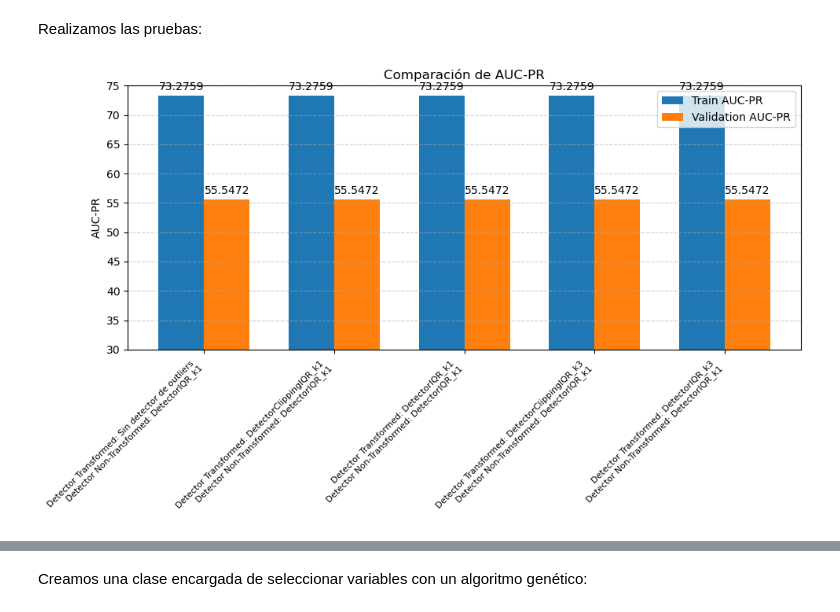
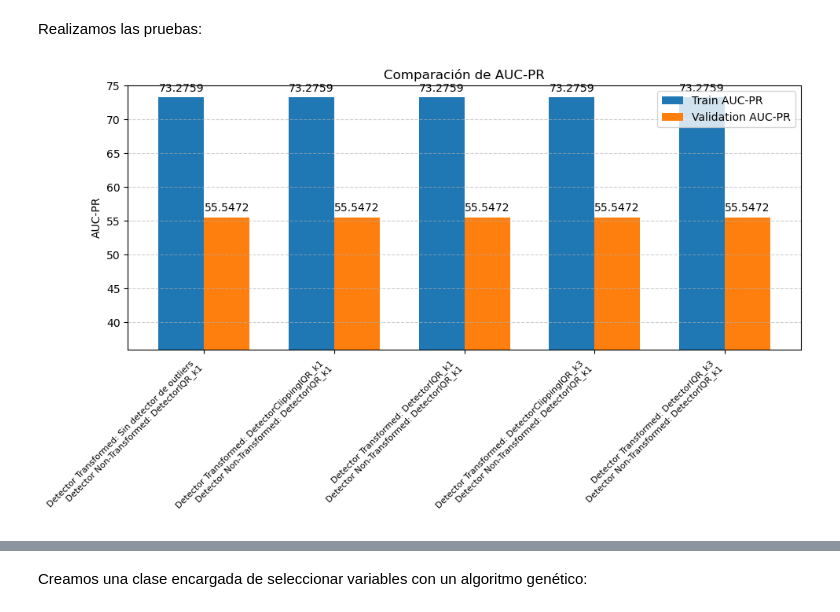
Before and after one commit to GOIH/MineriaDatos, a Jupyter notebook: analisis.ipynb, the cells around one changed output, grey strips where cells are left out. Cells and saved outputs as stored; diff of their text form; code cells hidden in the pictures.

```diff
--- a/analisis.ipynb
+++ b/analisis.ipynb
@@ -281,9 +277,0 @@ Visualizamos la distribución de las variables categóricas:
-# %%
-variables_categoricas = variables_categoricas_nominales + variables_categoricas_ordinales
-
-fig, axes = plt.subplots(nrows=len(variables_categoricas), ncols=1, figsize=(14, 50))
-
-for i in range(len(variables_categoricas)):
-    sns.histplot(data=generated_data, x=variables_categoricas[i], stat='percent', discrete=True, ax=axes[i])
-
-fig.tight_layout()
@@ -418,0 +550,28 @@ plt.show()
+# %%
+# Filtrar solo columnas numéricas y calcular correlación
+numeric_df = generated_data.select_dtypes(include='number')
+corr_matrix = numeric_df.corr()
+
+# Crear el heatmap con matplotlib
+fig, ax = plt.subplots(figsize=(12, 10))
+cax = ax.imshow(corr_matrix.values, aspect='equal', interpolation='none')
+
+# Añadir barra de color
+fig.colorbar(cax, ax=ax)
+
+# Configurar etiquetas de ejes
+labels = corr_matrix.columns
+ax.set_xticks(np.arange(len(labels)))
+ax.set_yticks(np.arange(len(labels)))
+ax.set_xticklabels(labels, rotation=90)
+ax.set_yticklabels(labels)
+
+# Anotar cada celda con el valor de correlación
+for i in range(len(labels)):
+    for j in range(len(labels)):
+        text = f"{corr_matrix.values[i, j]:.2f}"
+        ax.text(j, i, text, ha='center', va='center')
+
+ax.set_title('Matriz de Correlación de Variables Numéricas', pad=20)
+plt.tight_layout()
+plt.show()
@@ -1080,12 +1230,6 @@ class OutlierDetecion_treatment_IQR(TransformerMixin):
     def get_params(self, deep=True):
         # Devolvemos los valores de los híper-parámetros del método de preparación de datos
         return {"k": self.k}
-
-    def get_feature_names_out(self, input_features=None):
-        # Retorna los nombres de las columnas tal como salen del transformador
-        if input_features is not None:
-            return np.array(input_features)
-        return np.array(self.columns)
 # %% [markdown]
 En este segundo componente, sustituiremos los outliers por el mínimo o el máximo:
 # %%
@@ -1253,35 +1397,35 @@ for detector_trans_name, detector_trans in outlier_detectors:
         preprocessor = ColumnTransformer(
             transformers=[
                 ('categorical_preprocessor', categorical_preprocessor, variables_categoricas),
                 ('numerical_trans_preprocessor', numerical_trans_preprocessor, variables_numericas_trans),
                 ('numerical_preprocessor', numerical_preprocessor, variables_numericas_no_trans)
             ]
         )
 
         # Creamos el modelo
         modelo = Pipeline([
             ('var_generator', GeneradorVariables()),
             ('preprocessor', preprocessor),
             ('knn', neighbors.KNeighborsClassifier())
         ])
 
         # Obtenemos los resultados
         _, train_auc_pr, val_auc_pr, cm_train, cm_val = obtener_resultados(modelo, X_train, y_train, X_val1, y_val1)
 
         # Generamos el nombre de la prueba para las combinaciones de detectores
         nombre_prueba = f"Detector Transformed: {detector_trans_name} \n Detector Non-Transformed: {detector_non_trans_name}"
 
         # Almacenamos los resultados
         resultado = {"nombre_prueba" : nombre_prueba,
                      "train_auc_pr" : train_auc_pr,
                      "val_auc_pr" : val_auc_pr}
 
         resultados.append(resultado)
 
 # Comparar los resultados
-comparar_resultados(resultados, figsize=(10, 6), y_lim=(30, 75))
+comparar_resultados(resultados, figsize=(10, 6), y_lim=(36, 75))
 # %% [output]
-[figure, old version]
+[figure, new version]
 # %% [markdown]
 El mejor resultado se ha obtenido al aplicar el detector de outliers basado en el rango intercuartíl (IQR), que sustituye los valores atípicos por la mediana, con un valor de k = 1. Este detector ha sido especialmente efectivo cuando se ha aplicado únicamente sobre las variables numéricas no transformadas.
 
```
Also changed, not shown: parts of 82 cells of this notebook.
